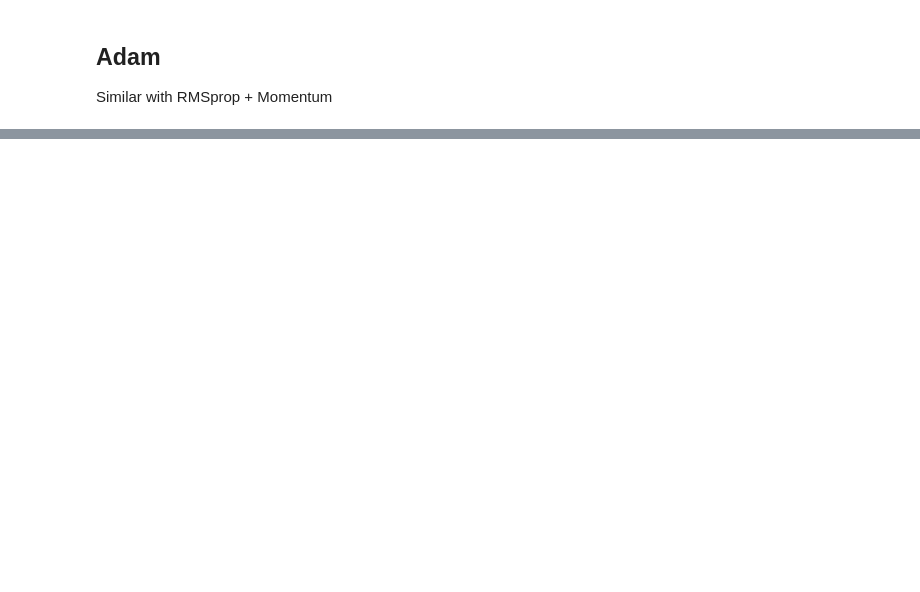
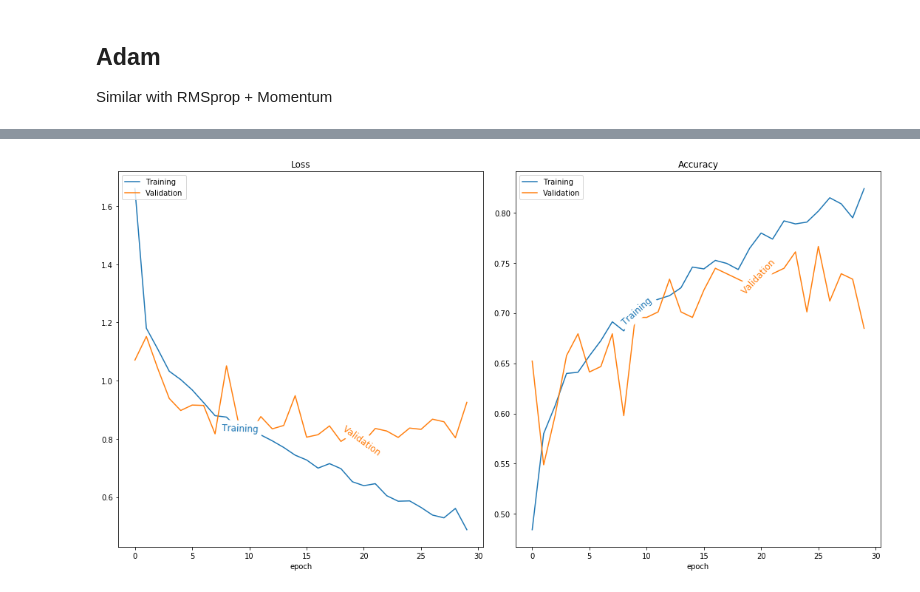
Before and after one commit to IKMLab/Keras-tutorial, a Jupyter notebook: Keras_tutorial.ipynb, the cells around one changed output, grey strips where cells are left out. Saved outputs shown, nothing was run; the diff lists cells and outputs as text; code cells hidden in the pictures; blank space fills up the shorter version.

```diff
--- a/Keras_tutorial.ipynb
+++ b/Keras_tutorial.ipynb
@@ -564,0 +695,39 @@ plt.show()
+# %%
+model_adam.compile(loss= 'categorical_crossentropy',
+              		optimizer='Adam',
+              		metrics=['accuracy'])
+# %%
+history_adam = model_adam.fit(X_train, Y_train,
+							batch_size=batch_size,
+							epochs=epochs,
+							verbose=0,
+							shuffle=True,
+                    		validation_split=0.1)
+# %%
+loss_adam= history_adam.history.get('loss')
+acc_adam = history_adam.history.get('acc')
+# %%
+val_loss_adam = history_adam.history.get('val_loss')
+val_acc_adam = history_adam.history.get('val_acc')
+# %%
+plt.figure(0,figsize=(15,8))
+plt.subplot(121)
+plt.plot(range(len(loss_adam)), loss_adam,label='Training')
+plt.plot(range(len(val_loss_adam)), val_loss_adam,label='Validation')
+plt.title('Loss')
+plt.xlabel("epoch")
+plt.legend(loc='upper left')
+labelLines(plt.gca().get_lines(),fontsize=12)
+
+plt.subplot(122)
+plt.plot(range(len(acc_adam)), acc_adam,label='Training')
+plt.plot(range(len(val_acc_adam)), val_acc_adam,label='Validation')
+plt.title('Accuracy')
+plt.xlabel("epoch")
+plt.legend(loc='upper left')
+labelLines(plt.gca().get_lines(),fontsize=12)
+
+plt.tight_layout()
+plt.show()
+# %% [output]
+[figure, added]
```
Also changed, not shown: parts of 69 cells of this notebook.
